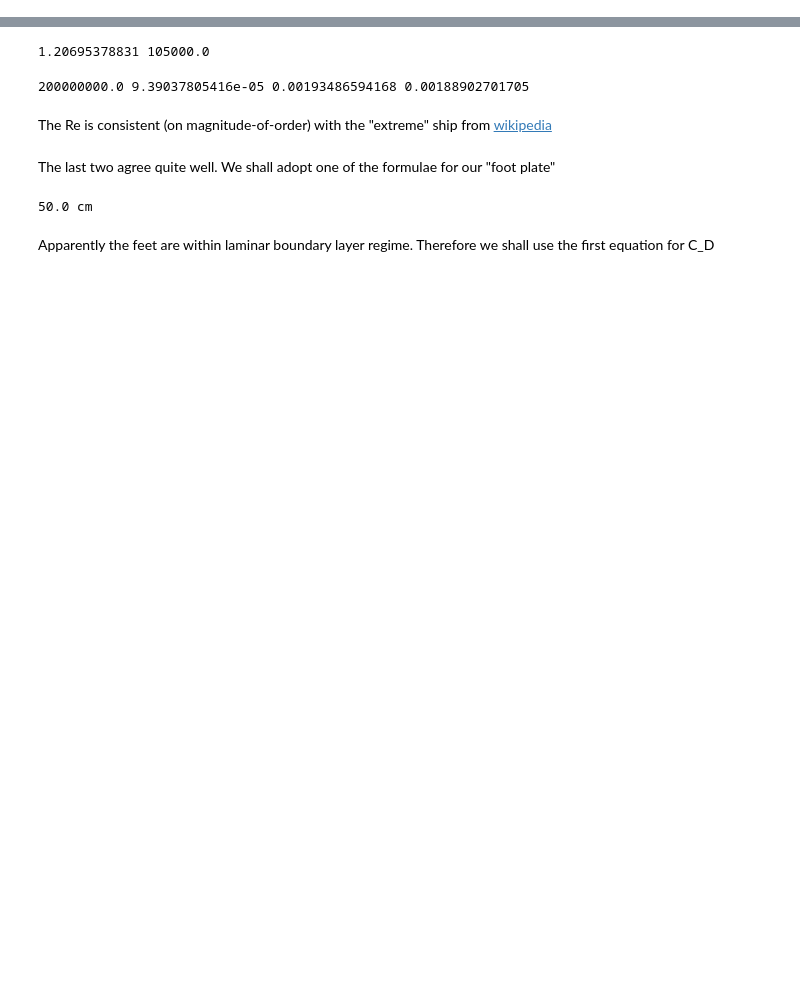
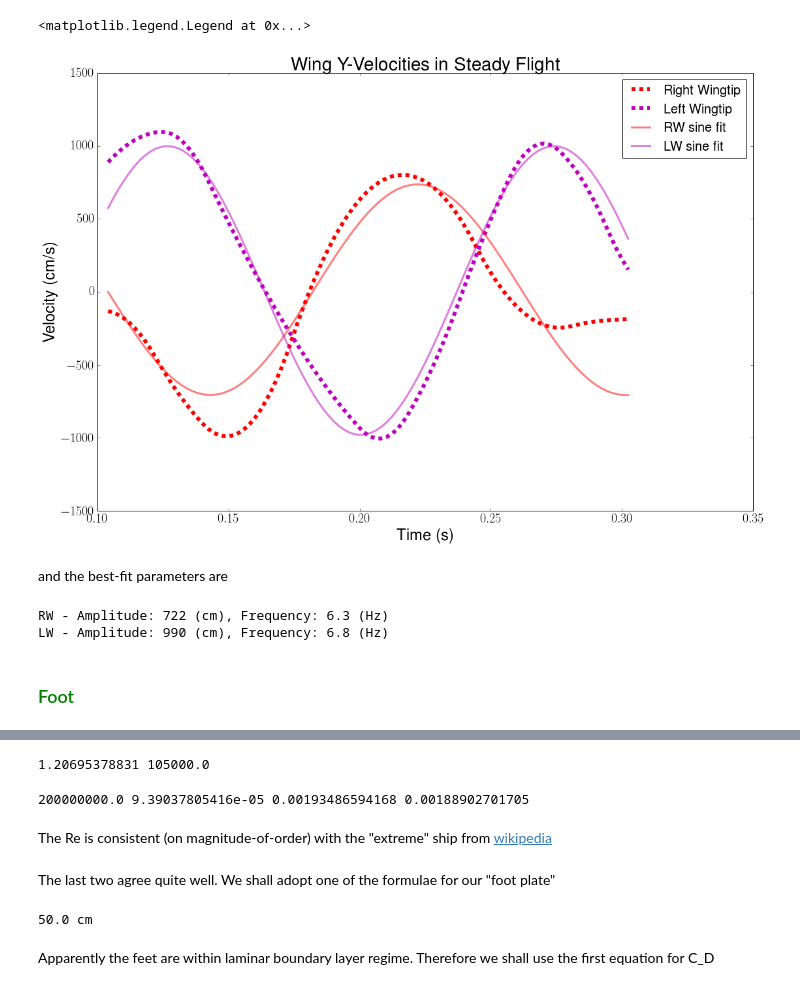
Before and after one commit to Ravirajadrangi/Biomechanics-of-Flight., a Jupyter notebook: others/estimates.ipynb, the cells around one changed output, grey strips where cells are left out. Cells and saved outputs as stored; diff of their text form; code cells hidden in the pictures; blank space fills up the shorter version.

```diff
--- a/others/estimates.ipynb
+++ b/others/estimates.ipynb
@@ -7,0 +96,30 @@ from astropy import constants as c
+# %%
+### because the time ranges are different, we have to match the indices in 'time'
+t0_a,t1_a = 0,100
+tt = avo_rw_df['t'][t0_a:t1_a]
+rw = avo_rw_df['vy'][t0_a:t1_a]
+lw = avo_lw_df['vy'][t0_a:t1_a]
+
+plt.plot(tt,rw,'r--',lw=6,label='Right Wingtip')
+plt.plot(tt,lw,'m--',lw=6,label='Left Wingtip')
+plt.title('Wing Y-Velocities in Steady Flight'); plt.xlabel('Time (s)'); plt.ylabel('Velocity (cm/s)')
+
+### eye-fit a sine wave...
+guesses = [700.,6/0.25,0.1,0.]
+rwfit = fit_sine(tt,rw,guesses)
+lwfit = fit_sine(tt,lw,guesses)
+
+plt.plot(tt,rwfit[0],c='r',lw=3,alpha=0.5,label='RW sine fit')
+plt.plot(tt,lwfit[0],c='m',lw=3,alpha=0.5,label='LW sine fit')
+plt.legend()
+# %% [output]
+<matplotlib.legend.Legend at 0x...>
+[figure, added]
+# %% [markdown]
+and the best-fit parameters are
+# %%
+print 'RW - Amplitude: {0:.0f} (cm), Frequency: {1:.1f} (Hz)'.format(abs(rwfit[1][0]),rwfit[1][1]/2/np.pi)
+print 'LW - Amplitude: {0:.0f} (cm), Frequency: {1:.1f} (Hz)'.format(abs(lwfit[1][0]),lwfit[1][1]/2/np.pi)
+# %% [output]
+RW - Amplitude: 722 (cm), Frequency: 6.3 (Hz)
+LW - Amplitude: 990 (cm), Frequency: 6.8 (Hz)
@@ -7,0 +130,2 @@ from astropy import constants as c
+# %% [markdown]
+### <font color="green">Foot</font>
```
Also changed, not shown: parts of 22 cells of this notebook, 1 other file.
